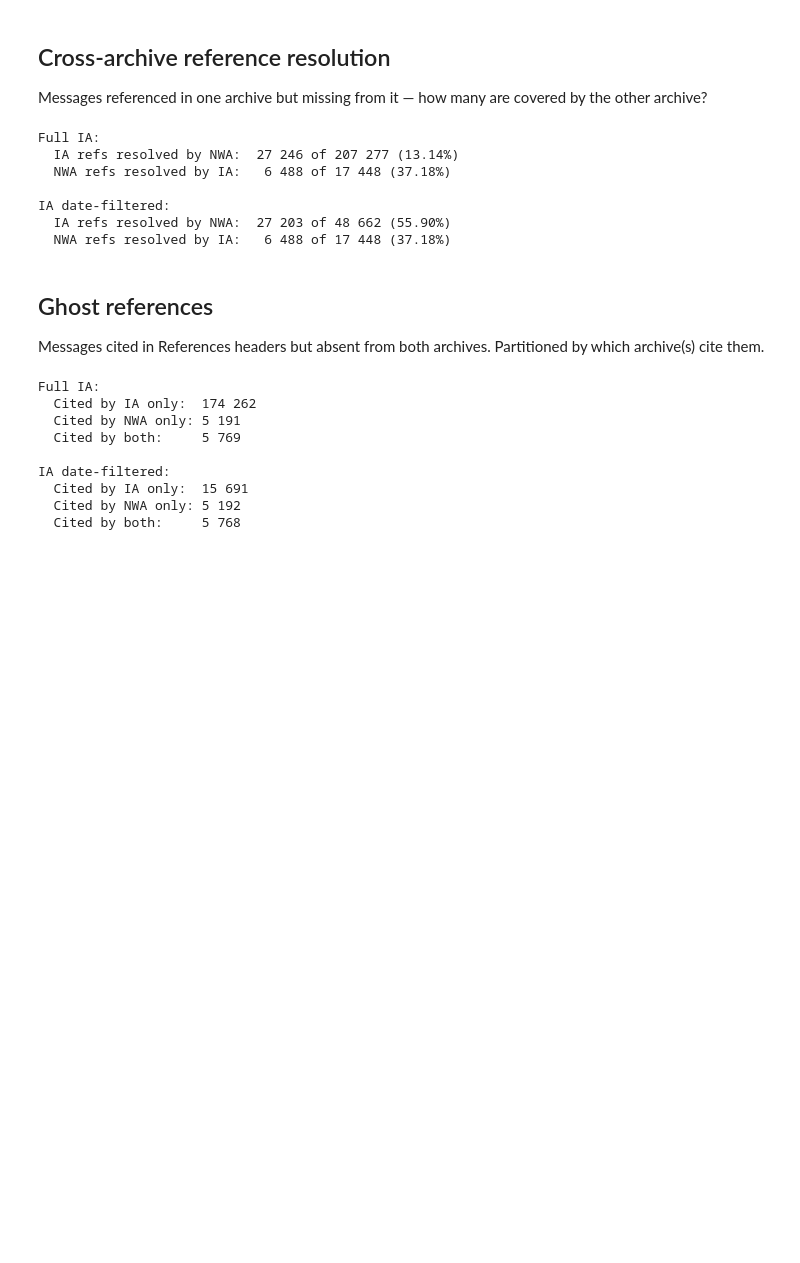
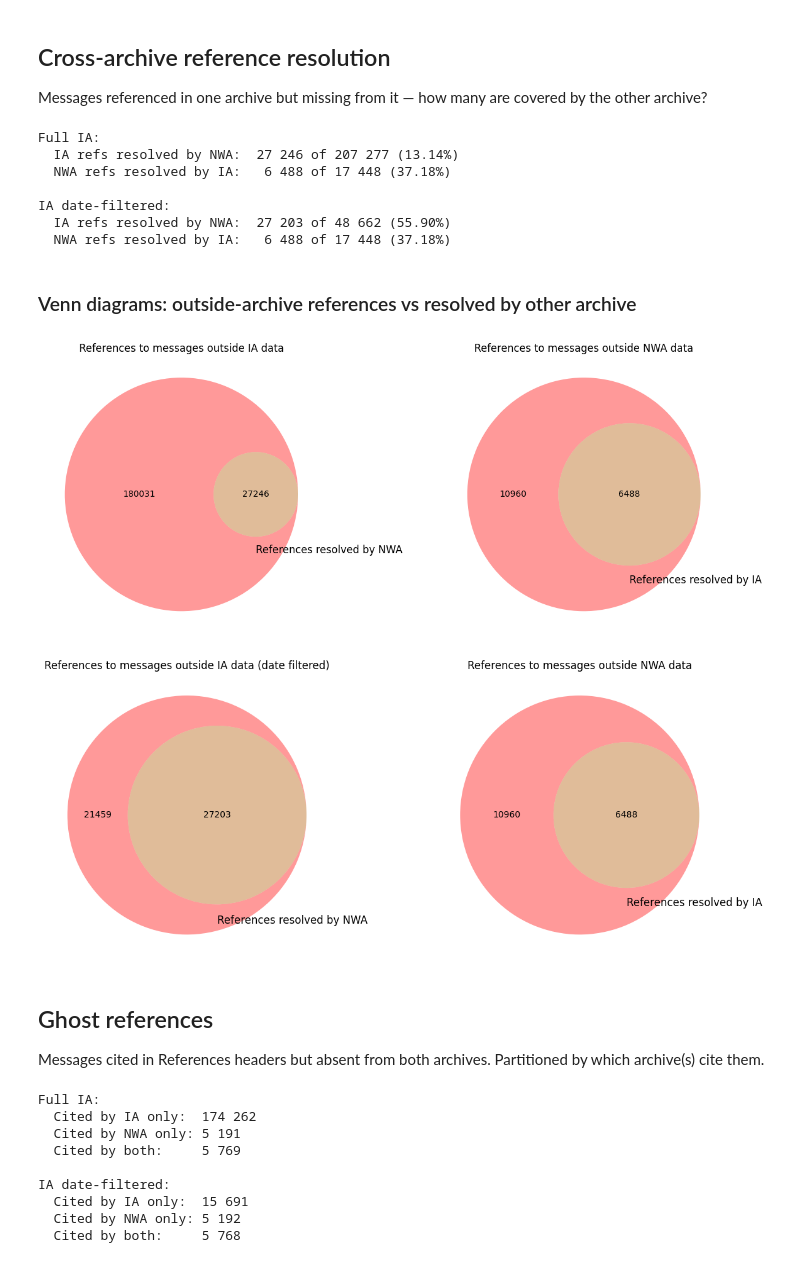
Before and after one commit to NationalLibraryOfNorway/norwegian_usenet, a Jupyter notebook: notebooks/compare_ia_nwa_message_ids.ipynb, the cells around one changed output. Drawn from its saved outputs; the diff is of its cells as text; code cells hidden in the pictures; blank space fills up the shorter version.

Commit message:
Make venn diagram of references resolved

```diff
--- a/notebooks/compare_ia_nwa_message_ids.ipynb
+++ b/notebooks/compare_ia_nwa_message_ids.ipynb
@@ -70,6 +70,47 @@ Full IA:
 IA date-filtered:
   IA refs resolved by NWA:  27 203 of 48 662 (55.90%)
   NWA refs resolved by IA:   6 488 of 17 448 (37.18%)
+# %% [markdown]
+### Venn diagrams: outside-archive references vs resolved by other archive
+# %%
+for label, data in [("full", full), ("filtered", filtered)]:
+    ghost_ia = data["ghost_cited_by_ia_only"] + data["ghost_cited_by_both"]
+    ghost_nwa = data["ghost_cited_by_nwa_only"] + data["ghost_cited_by_both"]
+
+    fig, axes = plt.subplots(1, 2, figsize=(13, 5))
+    # fig.suptitle(label)
+
+    for ax, (archive, ghost, resolved, other) in zip(
+        axes,
+        [
+            ("IA", ghost_ia, data["ia_refs_resolved_by_nwa"], "NWA"),
+            ("NWA", ghost_nwa, data["nwa_refs_resolved_by_ia"], "IA"),
+        ],
+    ):
+        v = venn2(
+            subsets=(ghost, 0, resolved),
+            set_labels=(
+                "",
+                f"References resolved by {other}",
+            ),
+            ax=ax,
+        )
+        lbl = v.get_label_by_id("01")
+        if lbl:
+            lbl.set_text("")
+
+        title = f"References to messages outside {archive} data"
+
+        if label == "filtered" and archive == "IA":
+            title = f"References to messages outside {archive} data (date filtered)"
+
+        ax.set_title(title)
+
+    plt.tight_layout()
+    plt.show()
+# %% [output]
+[figure, added]
+[figure, added]
 # %% [markdown]
 ## Ghost references
 
```
